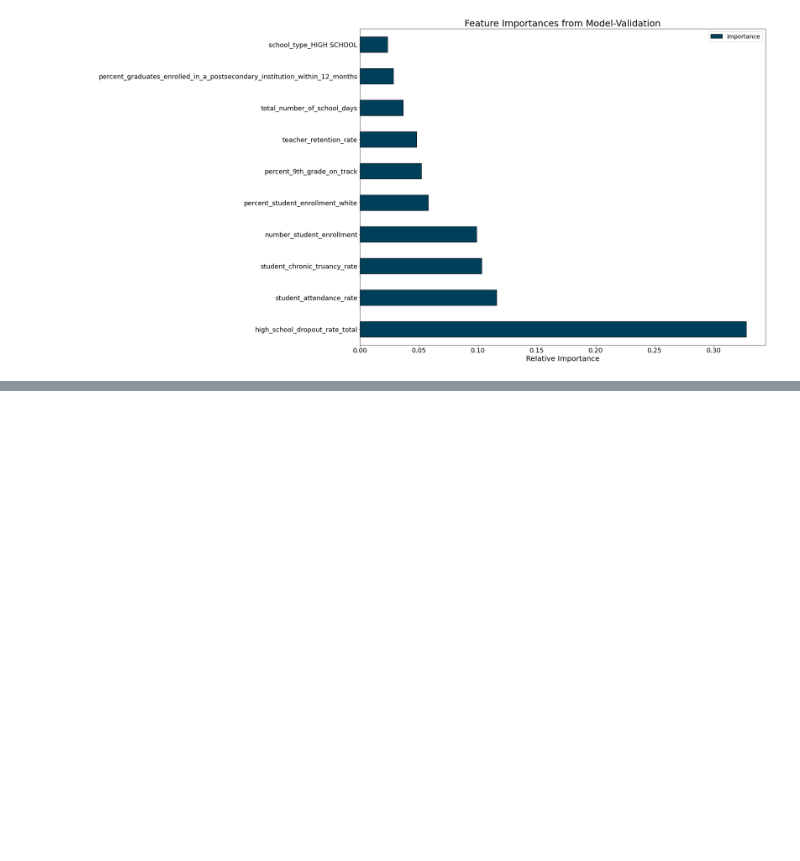
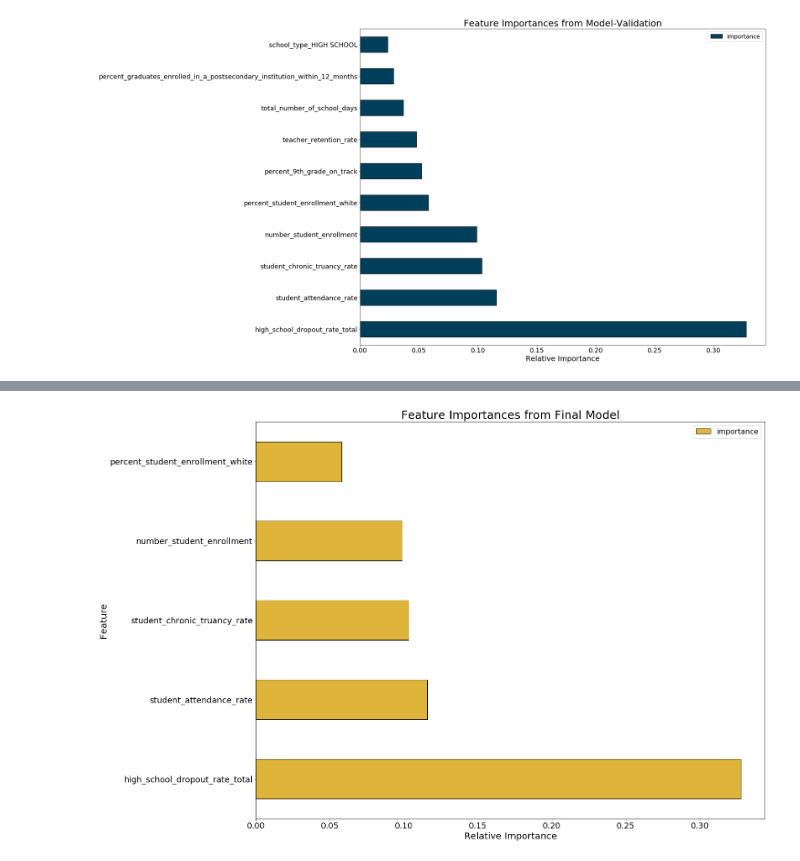
Before and after one commit to dannmorr/predicting-ibse-graduation-rate, a Jupyter notebook: notebooks/exploratory/03_models_parallel.ipynb, the cells around one changed output, grey strips where cells are left out. Drawn from its saved outputs; the diff is of its cells as text; code cells hidden in the pictures; blank space fills up the shorter version.

Commit message:
revisting models

```diff
--- a/notebooks/exploratory/03_models_parallel.ipynb
+++ b/notebooks/exploratory/03_models_parallel.ipynb
@@ -408,0 +455,8 @@ plt.show();
+# %%
+feature_results_2 = pd.DataFrame({'feature': list(X_train_all.columns),
+                                'importance': final_model.feature_importances_})
+
+# Show the top 5 most important
+feature_results_2 = feature_results.sort_values('importance', ascending = False).reset_index(drop=True)
+
+feature_results_2.head()
@@ -408,0 +470,11 @@ plt.show();
+# %%
+# Plot the  most important features in a horizontal bar chart
+feature_results_2.loc[:4, :].plot(x = 'feature', y = 'importance',
+                                 edgecolor = 'k',
+                                 kind='barh', color = '#deb53a');
+plt.xlabel('Relative Importance'); plt.ylabel('Feature')
+plt.title('Feature Importances from Final Model')
+plt.savefig('../../reports/figures/feature_importance.png')
+plt.show();
+# %% [output]
+[figure, added]
```
Also changed, not shown: parts of 14 cells of this notebook, 5 other files.
